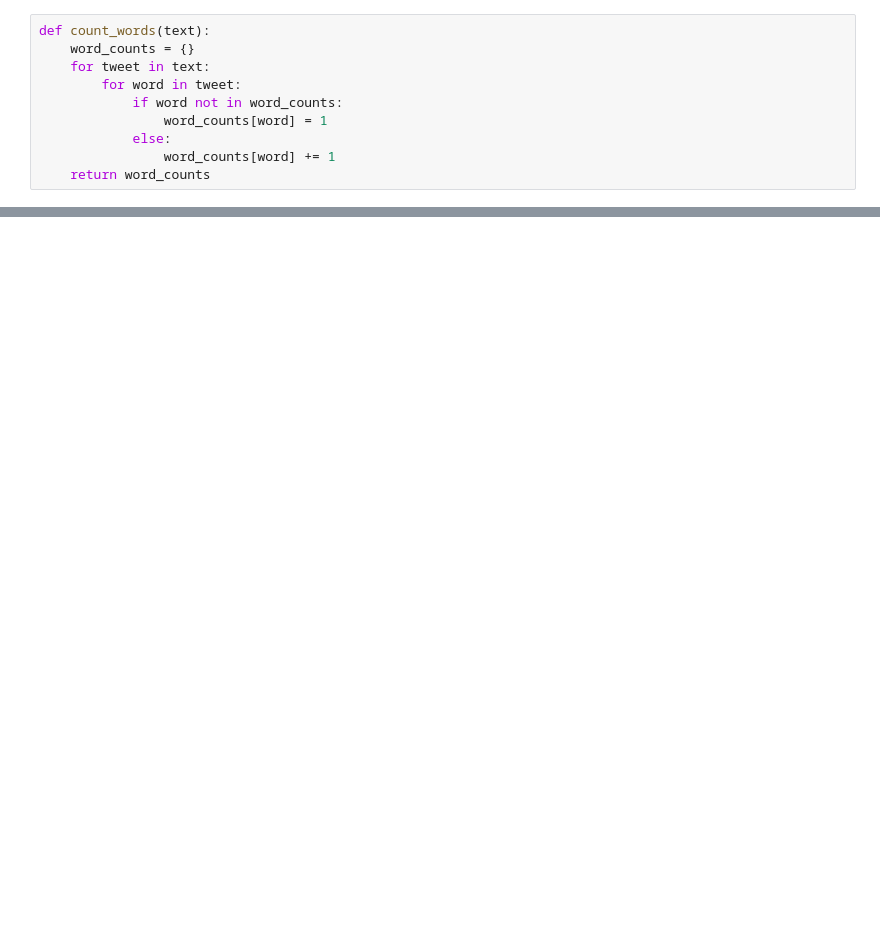
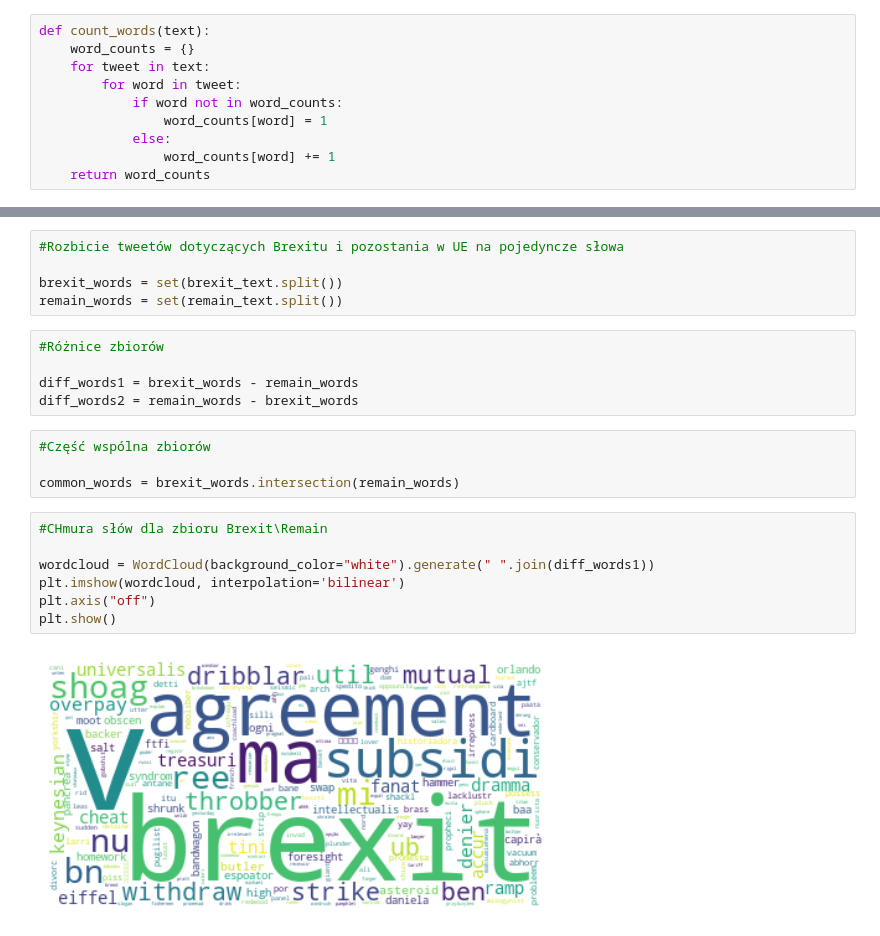
Before and after one commit to lukaszlewickii/Wordcloud-project, a Jupyter notebook: Project.ipynb, the cells around one changed output, grey strips where cells are left out. Cells and saved outputs as stored; diff of their text form; blank space fills up the shorter version.

```diff
--- a/Project.ipynb
+++ b/Project.ipynb
@@ -264,0 +183,23 @@ generate_wordcloud(' '.join(common_words))
+# %%
+#Rozbicie tweetów dotyczących Brexitu i pozostania w UE na pojedyncze słowa
+
+brexit_words = set(brexit_text.split())
+remain_words = set(remain_text.split())
+# %%
+#Różnice zbiorów
+
+diff_words1 = brexit_words - remain_words
+diff_words2 = remain_words - brexit_words
+# %%
+#Część wspólna zbiorów
+
+common_words = brexit_words.intersection(remain_words)
+# %%
+#CHmura słów dla zbioru Brexit\Remain
+
+wordcloud = WordCloud(background_color="white").generate(" ".join(diff_words1))
+plt.imshow(wordcloud, interpolation='bilinear')
+plt.axis("off")
+plt.show()
+# %% [output]
+[figure, added]
```
Also changed, not shown: parts of 10 cells of this notebook.
